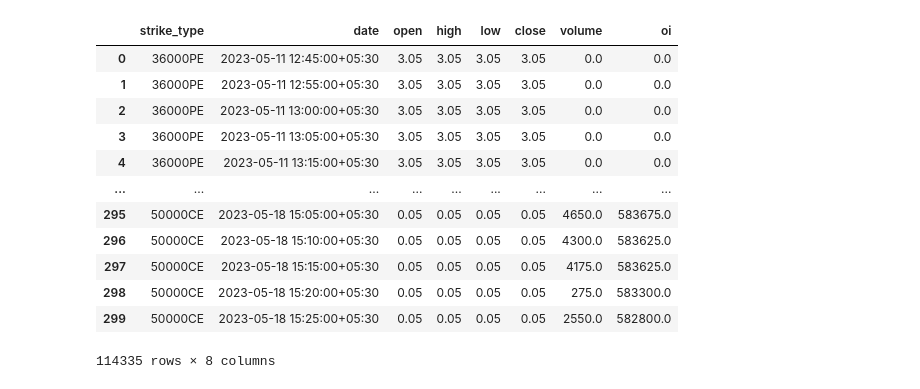
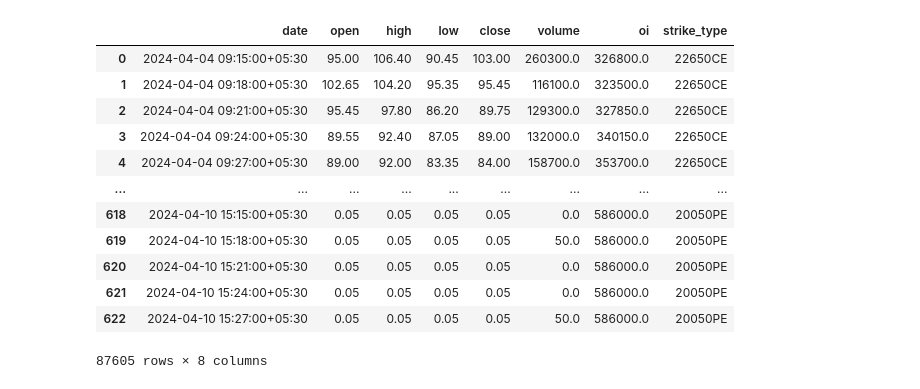
Before and after one commit to Madcodex/stock_automata, a Jupyter notebook: notebook/data_pull_expiry.ipynb, the cells around one changed output. Cells and saved outputs as stored; diff of their text form; code cells hidden in the pictures.

```diff
--- a/notebook/data_pull_expiry.ipynb
+++ b/notebook/data_pull_expiry.ipynb
@@ -12,6 +9,6 @@ import plotly.graph_objects as go
 from IPython.display import clear_output
 # %%
-expiry_sp = 'BANKNIFTY23518'
+expiry_sp = 'BANKNIFTY24410'
 inst = pd.DataFrame(kite.instruments("NFO"))
 expiry_march  = inst[(inst.name == 'BANKNIFTY') & (inst.tradingsymbol.str.contains(expiry_sp))]
 # expiry_march = expiry_march.query("(strike >= 38500 )&( strike <= 40500)")
@@ -35,0 +19,13 @@ expiry_march
+# %%
+from tqdm import tqdm
+start_dt = '2024-04-03'
+end_dt = '2024-04-10'
+time_frame = '3minute'
+
+df_expiry_hist_data = pd.DataFrame()
+strike_symbol_dict = dict(zip(expiry_march.instrument_token,expiry_march['strike_type'] ))
+inst_expiry = expiry_march['instrument_token'].unique().tolist()
+for i in tqdm(inst_expiry):
+    df = pd.DataFrame(kite.historical_data(i, from_date = start_dt, to_date = end_dt, interval = time_frame, continuous=False, oi=True))
+    df['strike_type'] = strike_symbol_dict[i]
+    df_expiry_hist_data = df_expiry_hist_data.append(df)
@@ -35,0 +49,7 @@ expiry_march
+# %%
+expiry_sp = 'NIFTY24410'
+inst = pd.DataFrame(kite.instruments("NFO"))
+expiry_march  = inst[(inst.name == 'NIFTY') & (inst.tradingsymbol.str.contains(expiry_sp))]
+# expiry_march = expiry_march.query("(strike >= 38500 )&( strike <= 40500)")
+expiry_march['strike_type'] = expiry_march['strike'].astype(int).astype(str) + expiry_march['instrument_type']
+expiry_march.head()
@@ -36,29 +63,29 @@ expiry_march
 # %%
-start_dt = '2023-04-01'
-end_dt = '2023-05-30'
-time_frame = '5minute'
+start_dt = '2024-04-04'
+end_dt = '2024-04-10'
+time_frame = '3minute'
 
 df_expiry_hist_data = pd.DataFrame()
 strike_symbol_dict = dict(zip(expiry_march.instrument_token,expiry_march['strike_type'] ))
 inst_expiry = expiry_march['instrument_token'].unique().tolist()
-for i in inst_expiry:
+for i in tqdm(inst_expiry):
     df = pd.DataFrame(kite.historical_data(i, from_date = start_dt, to_date = end_dt, interval = time_frame, continuous=False, oi=True))
     df['strike_type'] = strike_symbol_dict[i]
     df_expiry_hist_data = df_expiry_hist_data.append(df)
+
+df_expiry_hist_data#.strike_type.nunique()
+# %% [output]
+|  | date | open | high | low | close | volume | oi | strike_type |
+| 0 | 2024-04-04 09:15:00+05:30 | 95.00 | 106.40 | 90.45 | 103.00 | 260300.0 | 326800.0 | 22650CE |
+| 1 | 2024-04-04 09:18:00+05:30 | 102.65 | 104.20 | 95.35 | 95.45 | 116100.0 | 323500.0 | 22650CE |
+| 2 | 2024-04-04 09:21:00+05:30 | 95.45 | 97.80 | 86.20 | 89.75 | 129300.0 | 327850.0 | 22650CE |
+| 3 | 2024-04-04 09:24:00+05:30 | 89.55 | 92.40 | 87.05 | 89.00 | 132000.0 | 340150.0 | 22650CE |
+| 4 | 2024-04-04 09:27:00+05:30 | 89.00 | 92.00 | 83.35 | 84.00 | 158700.0 | 353700.0 | 22650CE |
+| ... | ... | ... | ... | ... | ... | ... | ... | ... |
+| 618 | 2024-04-10 15:15:00+05:30 | 0.05 | 0.05 | 0.05 | 0.05 | 0.0 | 586000.0 | 20050PE |
+| 619 | 2024-04-10 15:18:00+05:30 | 0.05 | 0.05 | 0.05 | 0.05 | 50.0 | 586000.0 | 20050PE |
+| 620 | 2024-04-10 15:21:00+05:30 | 0.05 | 0.05 | 0.05 | 0.05 | 0.0 | 586000.0 | 20050PE |
+| 621 | 2024-04-10 15:24:00+05:30 | 0.05 | 0.05 | 0.05 | 0.05 | 0.0 | 586000.0 | 20050PE |
+| 622 | 2024-04-10 15:27:00+05:30 | 0.05 | 0.05 | 0.05 | 0.05 | 50.0 | 586000.0 | 20050PE |
+87605 rows × 8 columns
-# %%
-df_expiry_hist_data
-# %% [output]
-|  | strike_type | date | open | high | low | close | volume | oi |
-| 0 | 36000PE | 2023-05-11 12:45:00+05:30 | 3.05 | 3.05 | 3.05 | 3.05 | 0.0 | 0.0 |
-| 1 | 36000PE | 2023-05-11 12:55:00+05:30 | 3.05 | 3.05 | 3.05 | 3.05 | 0.0 | 0.0 |
-| 2 | 36000PE | 2023-05-11 13:00:00+05:30 | 3.05 | 3.05 | 3.05 | 3.05 | 0.0 | 0.0 |
-| 3 | 36000PE | 2023-05-11 13:05:00+05:30 | 3.05 | 3.05 | 3.05 | 3.05 | 0.0 | 0.0 |
-| 4 | 36000PE | 2023-05-11 13:15:00+05:30 | 3.05 | 3.05 | 3.05 | 3.05 | 0.0 | 0.0 |
-| ... | ... | ... | ... | ... | ... | ... | ... | ... |
-| 295 | 50000CE | 2023-05-18 15:05:00+05:30 | 0.05 | 0.05 | 0.05 | 0.05 | 4650.0 | 583675.0 |
-| 296 | 50000CE | 2023-05-18 15:10:00+05:30 | 0.05 | 0.05 | 0.05 | 0.05 | 4300.0 | 583625.0 |
-| 297 | 50000CE | 2023-05-18 15:15:00+05:30 | 0.05 | 0.05 | 0.05 | 0.05 | 4175.0 | 583625.0 |
-| 298 | 50000CE | 2023-05-18 15:20:00+05:30 | 0.05 | 0.05 | 0.05 | 0.05 | 275.0 | 583300.0 |
-| 299 | 50000CE | 2023-05-18 15:25:00+05:30 | 0.05 | 0.05 | 0.05 | 0.05 | 2550.0 | 582800.0 |
-114335 rows × 8 columns
 # %%
```
Also changed, not shown: parts of 9 cells of this notebook, 52 other files.
